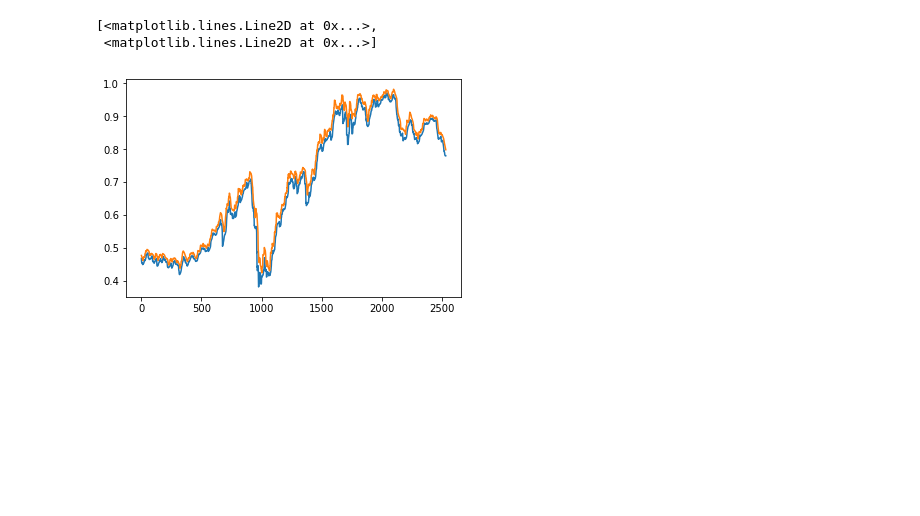
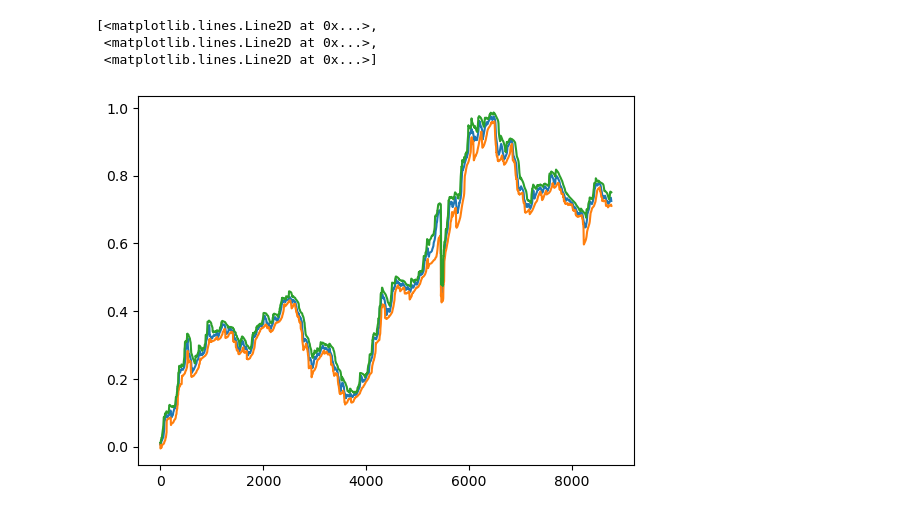
Before and after one commit to zipu/Trading, a Jupyter notebook: 02.기초연구/TDOP/02.저항선(Resistance Curve).ipynb, the cells around one changed output. Drawn from its saved outputs; the diff is of its cells as text; code cells hidden in the pictures; blank space fills up the shorter version.

Commit message:
tdops.

```diff
--- a/02.기초연구/TDOP/02.저항선(Resistance Curve).ipynb
+++ b/02.기초연구/TDOP/02.저항선(Resistance Curve).ipynb
@@ -40,8 +36,11 @@ test.close()
+# %%
+resist = h5py.File('../../data/tdop/resist','r')
 # %%
 import matplotlib.pyplot as plt
 # %%
-plt.plot(test['AD']['80'].value)
+plt.plot(resist['AD']['80'])
 # %% [output]
 [<matplotlib.lines.Line2D at 0x...>,
+ <matplotlib.lines.Line2D at 0x...>,
  <matplotlib.lines.Line2D at 0x...>]
-[figure, old version]
+[figure, new version]
```
Also changed, not shown: parts of 5 cells of this notebook, 3 other files.
